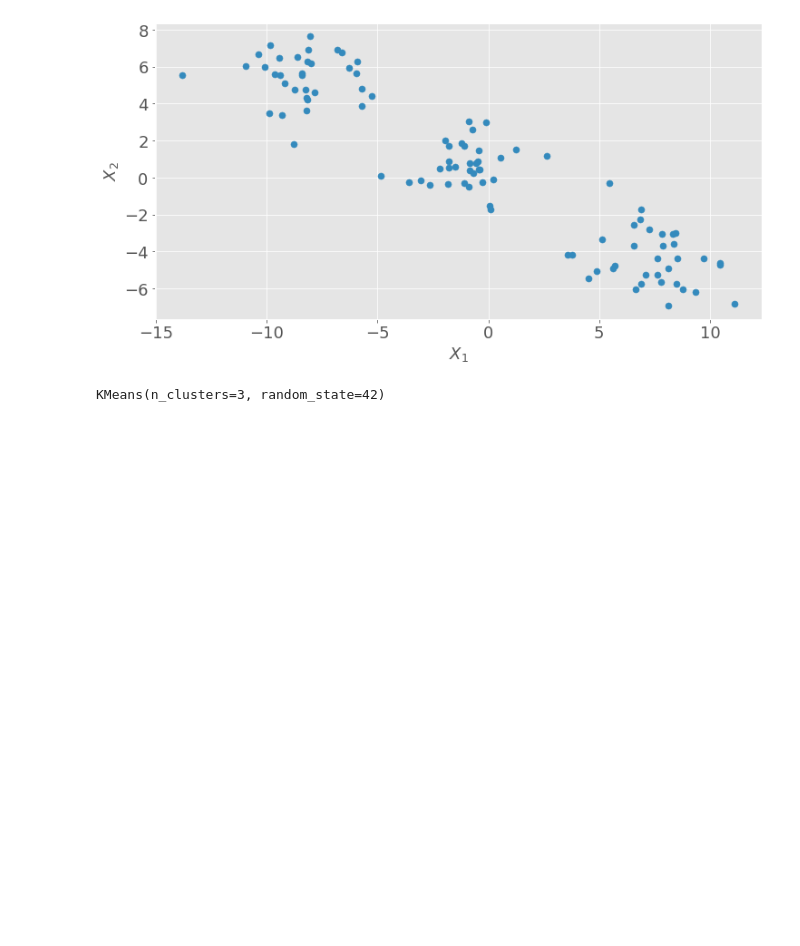
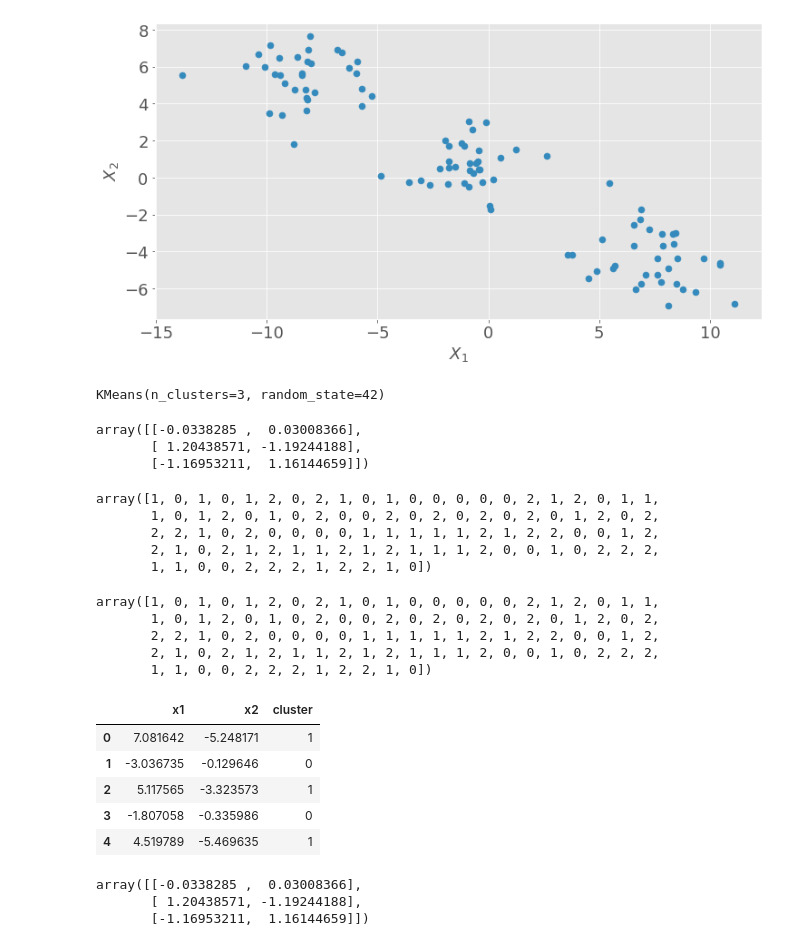
Before and after one commit to ethan-eplee/Personal-Repo, a Jupyter notebook: Unsupervised Learning Clustering/Clustering.ipynb, the cells around one changed output. Drawn from its saved outputs; the diff is of its cells as text; code cells hidden in the pictures; blank space fills up the shorter version.

```diff
--- a/Unsupervised Learning Clustering/Clustering.ipynb
+++ b/Unsupervised Learning Clustering/Clustering.ipynb
@@ -150,3 +150,46 @@ km = KMeans(n_clusters=3, random_state=42)
 km.fit(X_sc)
 # %% [output]
 KMeans(n_clusters=3, random_state=42)
+# %%
+# Check out original centroids coordinates
+km.cluster_centers_
+# %% [output]
+array([[-0.0338285 ,  0.03008366],
+       [ 1.20438571, -1.19244188],
+       [-1.16953211,  1.16144659]])
+# %%
+# Option 1: Class attribute
+km.labels_
+# %% [output]
+array([1, 0, 1, 0, 1, 2, 0, 2, 1, 0, 1, 0, 0, 0, 0, 0, 2, 1, 2, 0, 1, 1,
+       1, 0, 1, 2, 0, 1, 0, 2, 0, 0, 2, 0, 2, 0, 2, 0, 2, 0, 1, 2, 0, 2,
+       2, 2, 1, 0, 2, 0, 0, 0, 0, 1, 1, 1, 1, 1, 2, 1, 2, 2, 0, 0, 1, 2,
+       2, 1, 0, 2, 1, 2, 1, 1, 2, 1, 2, 1, 1, 1, 2, 0, 0, 1, 0, 2, 2, 2,
+       1, 1, 0, 0, 2, 2, 2, 1, 2, 2, 1, 0])
+# %%
+# Option 2: Predict
+km.predict(X_sc)
+# %% [output]
+array([1, 0, 1, 0, 1, 2, 0, 2, 1, 0, 1, 0, 0, 0, 0, 0, 2, 1, 2, 0, 1, 1,
+       1, 0, 1, 2, 0, 1, 0, 2, 0, 0, 2, 0, 2, 0, 2, 0, 2, 0, 1, 2, 0, 2,
+       2, 2, 1, 0, 2, 0, 0, 0, 0, 1, 1, 1, 1, 1, 2, 1, 2, 2, 0, 0, 1, 2,
+       2, 1, 0, 2, 1, 2, 1, 1, 2, 1, 2, 1, 1, 1, 2, 0, 0, 1, 0, 2, 2, 2,
+       1, 1, 0, 0, 2, 2, 2, 1, 2, 2, 1, 0])
+# %%
+# attach predicted cluster to original points
+df['cluster'] = km.labels_
+df.head()
+# %% [output]
+|  | x1 | x2 | cluster |
+| 0 | 7.081642 | -5.248171 | 1 |
+| 1 | -3.036735 | -0.129646 | 0 |
+| 2 | 5.117565 | -3.323573 | 1 |
+| 3 | -1.807058 | -0.335986 | 0 |
+| 4 | 4.519789 | -5.469635 | 1 |
+# %%
+# original cluster coordinates
+km.cluster_centers_
+# %% [output]
+array([[-0.0338285 ,  0.03008366],
+       [ 1.20438571, -1.19244188],
+       [-1.16953211,  1.16144659]])
```
Also changed, not shown: parts of 15 cells of this notebook.
